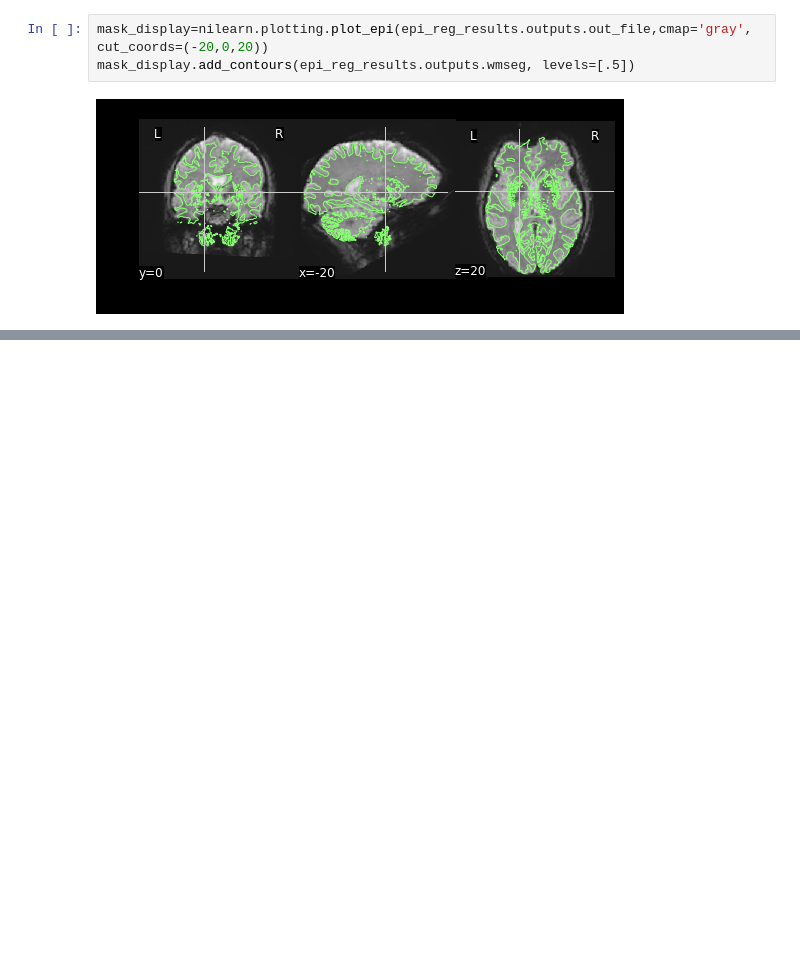
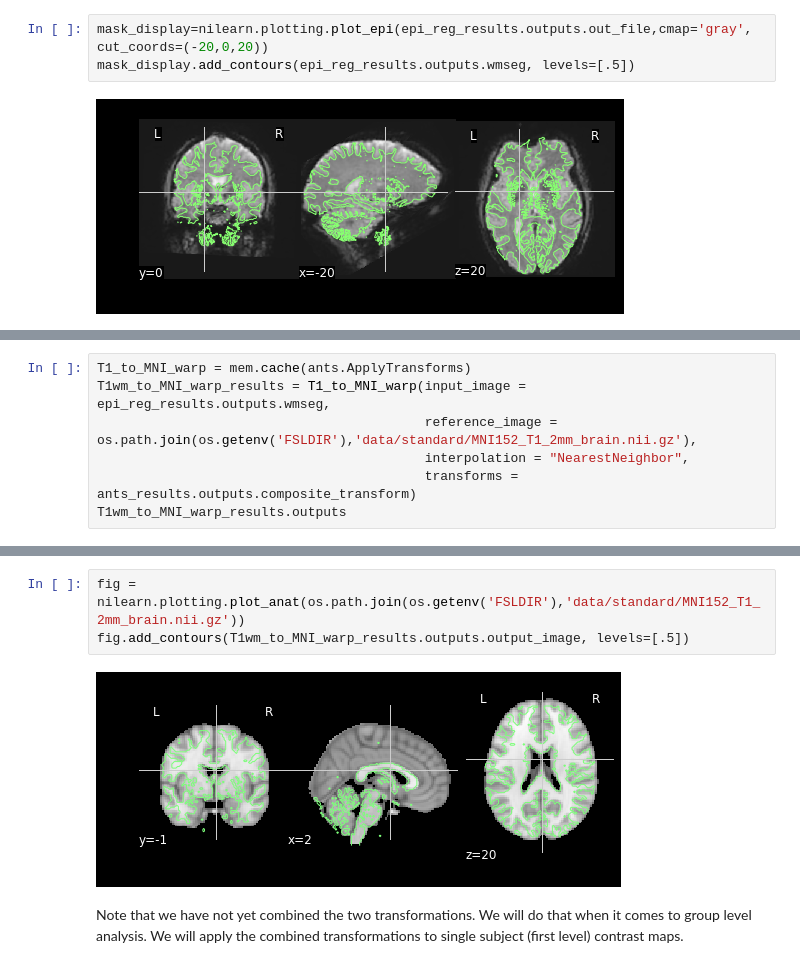
Before and after one commit to poldrack/fmri-analysis-vm, a Jupyter notebook: analysis/normalization/SpatialNormalization.ipynb, the cells around one changed output, grey strips where cells are left out. Cells and saved outputs as stored; diff of their text form; blank space fills up the shorter version.

```diff
--- a/analysis/normalization/SpatialNormalization.ipynb
+++ b/analysis/normalization/SpatialNormalization.ipynb
@@ -409,0 +206,7 @@ if not os.path.exists(os.path.join(bolddir,'gray_matter_mask_bin.nii.gz')):
+# %%
+T1_to_MNI_warp = mem.cache(ants.ApplyTransforms)
+T1wm_to_MNI_warp_results = T1_to_MNI_warp(input_image = epi_reg_results.outputs.wmseg,
+                                          reference_image = os.path.join(os.getenv('FSLDIR'),'data/standard/MNI152_T1_2mm_brain.nii.gz'),
+                                          interpolation = "NearestNeighbor",
+                                          transforms = ants_results.outputs.composite_transform)
+T1wm_to_MNI_warp_results.outputs
@@ -409,0 +217,7 @@ if not os.path.exists(os.path.join(bolddir,'gray_matter_mask_bin.nii.gz')):
+# %%
+fig = nilearn.plotting.plot_anat(os.path.join(os.getenv('FSLDIR'),'data/standard/MNI152_T1_2mm_brain.nii.gz'))
+fig.add_contours(T1wm_to_MNI_warp_results.outputs.output_image, levels=[.5])
+# %% [output]
+[figure, added]
+# %% [markdown]
+Note that we have not yet combined the two transformations. We will do that when it comes to group level analysis. We will apply the combined transformations to single subject (first level) contrast maps.
```
Also changed, not shown: parts of 41 cells of this notebook, 1 other file.
